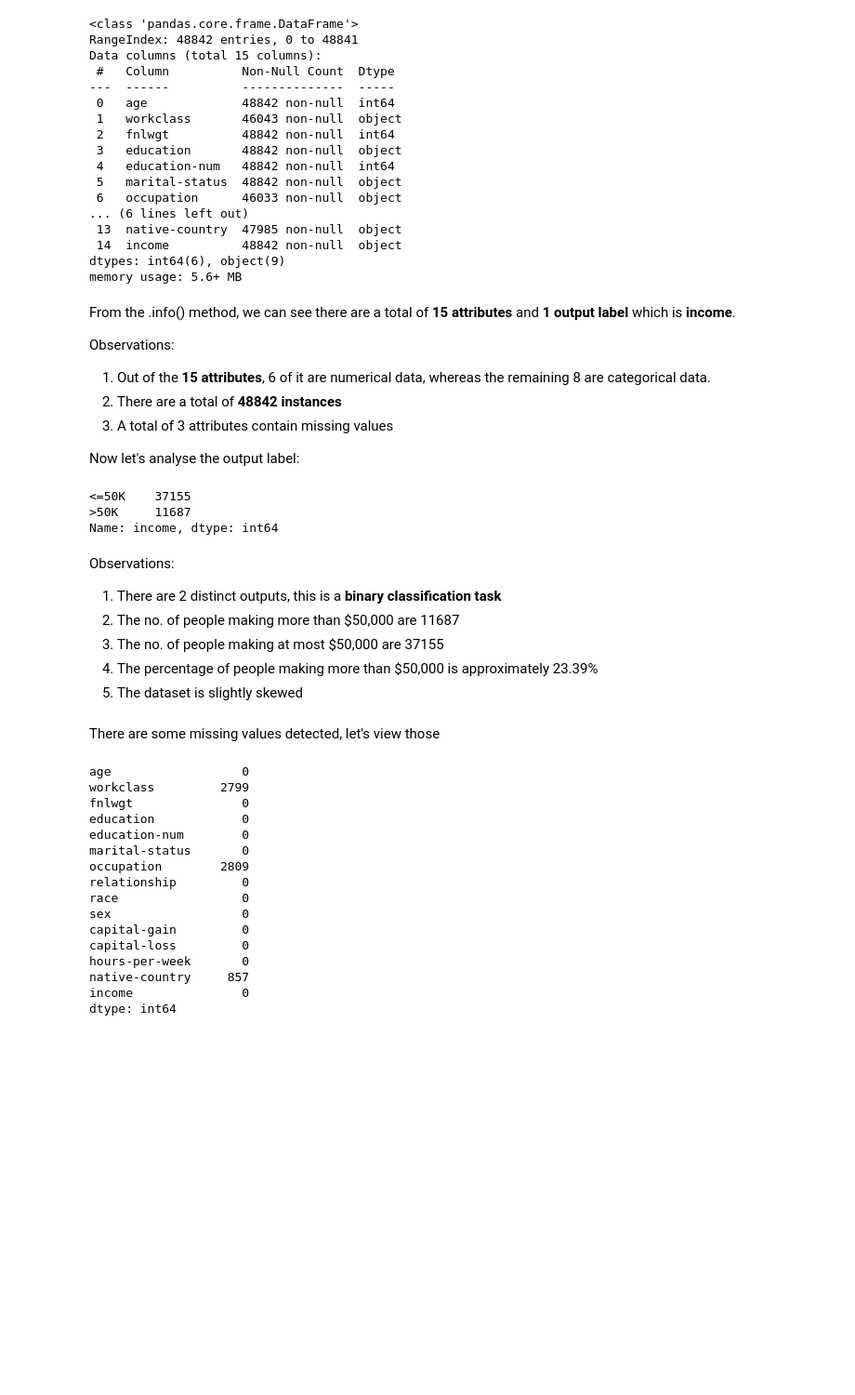
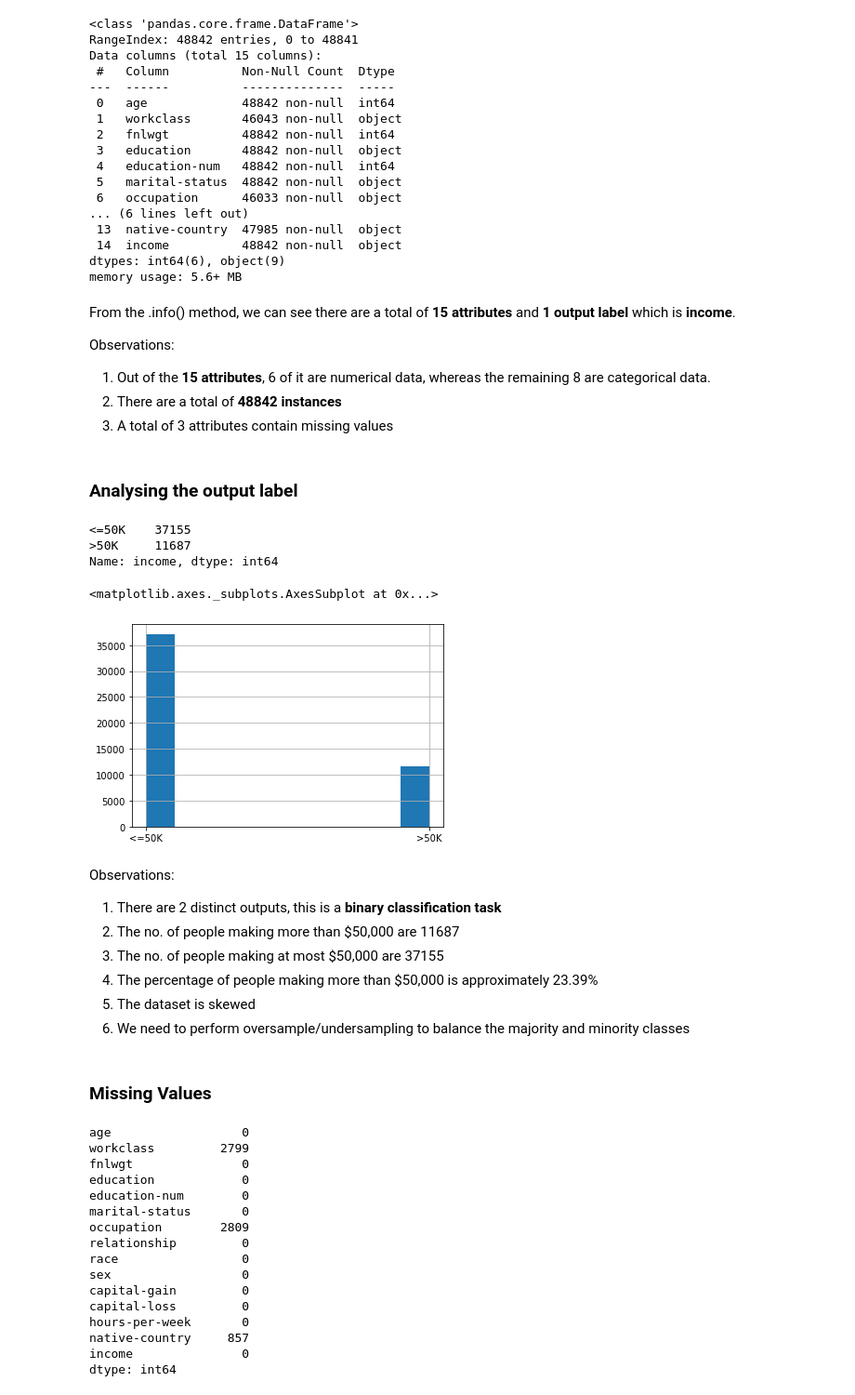
Before and after one commit to DrDubuPhD/AdultCensus_Classification, a Jupyter notebook: Artificial Intelligence Techniques Assignment.ipynb, the cells around one changed output. Shown: that part at 93% size. Saved outputs shown, nothing was run; the diff lists cells and outputs as text; code cells hidden in the pictures; blank space fills up the shorter version.

```diff
--- a/Artificial Intelligence Techniques Assignment.ipynb
+++ b/Artificial Intelligence Techniques Assignment.ipynb
@@ -85,23 +90,29 @@ Observations:
 1. Out of the **15 attributes**, 6 of it are numerical data, whereas the remaining 8 are categorical data.
 2. There are a total of **48842 instances**
 3. A total of 3 attributes contain missing values
-
-Now let's analyse the output label:
+# %% [markdown]
+### Analysing the output label
 # %%
 adults.income.value_counts()
 # %% [output]
 <=50K    37155
 >50K     11687
 Name: income, dtype: int64
+# %%
+adults.income.hist()
+# %% [output]
+<matplotlib.axes._subplots.AxesSubplot at 0x...>
+[figure, added]
 # %% [markdown]
 Observations:
 1. There are 2 distinct outputs, this is a **binary classification task**
 2. The no. of people making more than \$50,000 are 11687
 3. The no. of people making at most \$50,000 are 37155
 4. The percentage of people making more than \$50,000 is approximately 23.39\%
-5. The dataset is slightly skewed
+5. The dataset is skewed
+6. We need to perform oversample/undersampling to balance the majority and minority classes
-# %% [markdown]
-There are some missing values detected, let's view those
+# %% [markdown]
+### Missing Values
 # %%
 adults.isnull().sum()
 # %% [output]
```
Also changed, not shown: parts of 7 cells of this notebook.
